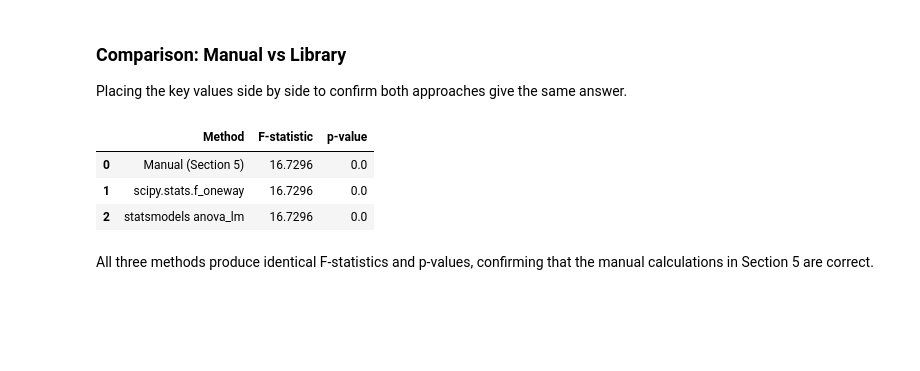
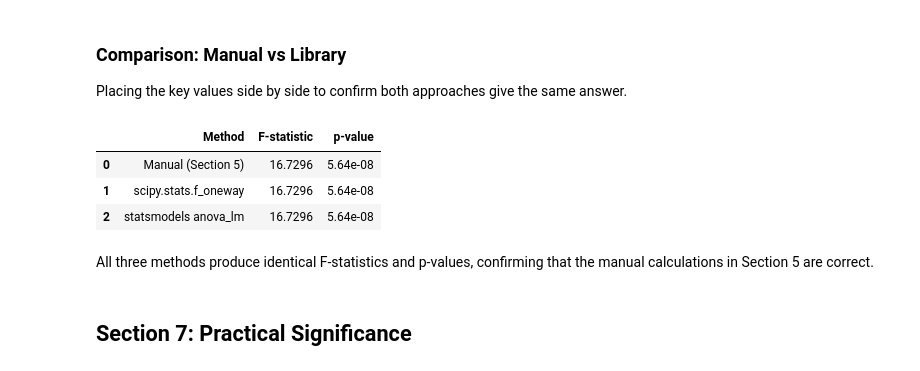
Before and after one commit to JessNicholls/asmm_summative_2, a Jupyter notebook: ASMM Summative 2.ipynb, the cells around one changed output. Drawn from its saved outputs; the diff is of its cells as text; code cells hidden in the pictures; blank space fills up the shorter version.

```diff
--- a/ASMM Summative 2.ipynb
+++ b/ASMM Summative 2.ipynb
@@ -736,23 +736,25 @@ Placing the key values side by side to confirm both approaches give the same ans
 # %%
 comparison = pd.DataFrame({
     'Method':      ['Manual (Section 5)', 'scipy.stats.f_oneway', 'statsmodels anova_lm'],
     'F-statistic': [
         round(F_statistic, 4),
         round(F_scipy, 4),
         round(anova_sm.loc['C(product_diversity)', 'F'], 4)
     ],
     'p-value': [
-        round(p_value, 6),
-        round(p_scipy, 6),
-        round(anova_sm.loc['C(product_diversity)', 'PR(>F)'], 6)
+    f"{p_value:.2e}",
+    f"{p_scipy:.2e}",
+    f"{anova_sm.loc['C(product_diversity)', 'PR(>F)']:.2e}"
     ],
 })
 
 comparison
 # %% [output]
 |  | Method | F-statistic | p-value |
-| 0 | Manual (Section 5) | 16.7296 | 0.0 |
-| 1 | scipy.stats.f_oneway | 16.7296 | 0.0 |
-| 2 | statsmodels anova_lm | 16.7296 | 0.0 |
+| 0 | Manual (Section 5) | 16.7296 | 5.64e-08 |
+| 1 | scipy.stats.f_oneway | 16.7296 | 5.64e-08 |
+| 2 | statsmodels anova_lm | 16.7296 | 5.64e-08 |
 # %% [markdown]
 All three methods produce identical F-statistics and p-values, confirming that the manual calculations in Section 5 are correct.
+# %% [markdown]
+## Section 7: Practical Significance
```
Also changed, not shown: parts of 20 cells of this notebook.
